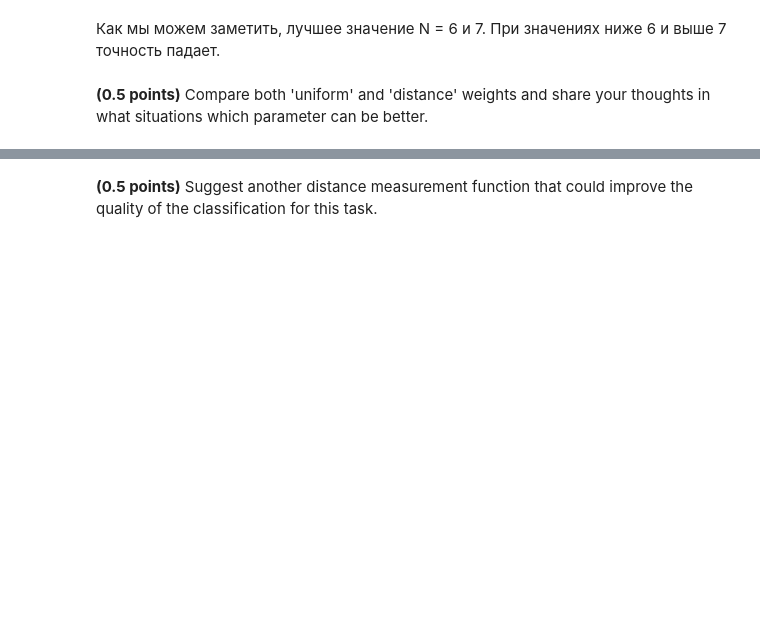
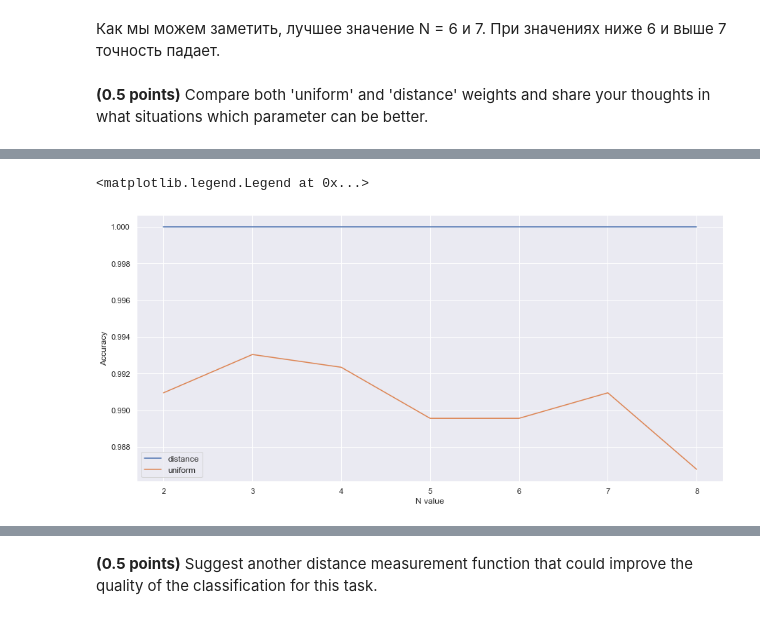
Before and after one commit to lizaveta56k/ML-22_2, a Jupyter notebook: task-5/hw_classification.ipynb, the cells around one changed output, grey strips where cells are left out. Drawn from its saved outputs; the diff is of its cells as text; code cells hidden in the pictures; blank space fills up the shorter version.

```diff
--- a/task-5/hw_classification.ipynb
+++ b/task-5/hw_classification.ipynb
@@ -461,6 +479,9 @@ class CustomKNeighborsClassifier:
 # %%
 model = CustomKNeighborsClassifier(n_neighbors=5, weights='distance')
 knn = KNeighborsClassifier(n_neighbors=5, weights='distance')
+
+knn_uniform = KNeighborsClassifier(n_neighbors=5, weights='uniform')
+model_uniform = CustomKNeighborsClassifier(n_neighbors=5, weights='uniform')
 # %%
 assert np.allclose(model.get_pairwise_distances(np.array([[0  , 1]  , [1, 1]]),
                                                 np.array([[0.5, 0.5], [1, 0]])),
@@ -485,5 +506,8 @@ X_train, X_test, y_train, y_test = train_test_split(X, y, test_size=0.2, shuffle
 # %%
 model.fit(X_train, y_train)
 knn.fit(X_train, list(map(str, y_train)));
+
+model_uniform.fit(X_train, y_train)
+knn_uniform.fit(X_train, list(map(str, y_train)));
 # %%
 assert np.allclose(model.predict_proba(X_test), knn.predict_proba(X_test))
@@ -536,0 +559,6 @@ sns.lineplot(x=n_params, y=results_test)
+# %%
+model_distance = CustomKNeighborsClassifier(n_neighbors=5, weights='distance')
+model_uniform = CustomKNeighborsClassifier(n_neighbors=5, weights='uniform')
+
+train_acc, test_acc = fit_evaluate(model_distance, X_train, y_train, X_test, y_test)
+train_acc, test_acc = fit_evaluate(model_uniform, X_train, y_train, X_test, y_test)
@@ -536,0 +572,24 @@ sns.lineplot(x=n_params, y=results_test)
+# %%
+plt.figure(figsize=(15,7))
+plt.xlabel('N value')
+plt.ylabel('Accuracy')
+n_params = [2, 3, 4, 5, 6, 7, 8]
+results_train_uniform, results_train_distance = [], []
+
+for n in n_params:
+    model_distance = CustomKNeighborsClassifier(n_neighbors=n, weights='distance')
+    model_uniform = CustomKNeighborsClassifier(n_neighbors=n, weights='uniform')
+
+    result_train_distance, result_test_distance = get_accuracy_score(model_distance, X_train, y_train, X_test, y_test)
+    results_train_distance.append(result_train_distance)
+
+    result_train_uniform, result_test_uniform = get_accuracy_score(model_uniform, X_train, y_train, X_test, y_test)
+    results_train_uniform.append(result_train_uniform)
+
+sns.lineplot(x=n_params, y=results_train_distance)
+sns.lineplot(x=n_params, y=results_train_uniform)
+
+plt.legend(labels=['distance' , 'uniform'], loc='best', fontsize=12)
+# %% [output]
+<matplotlib.legend.Legend at 0x...>
+[figure, added]
```
Also changed, not shown: parts of 22 cells of this notebook.
